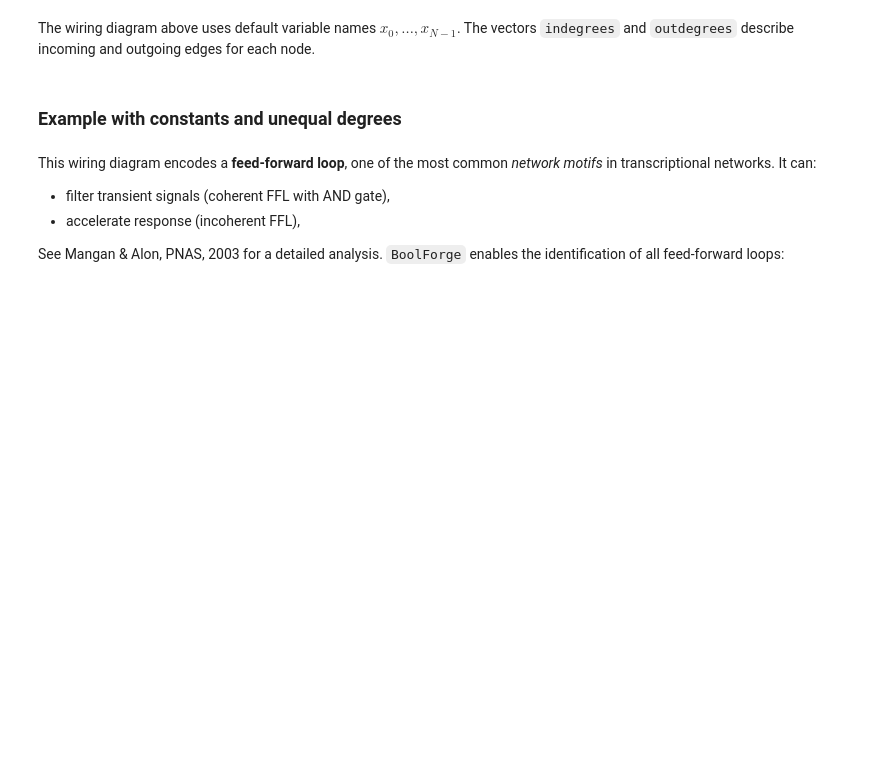
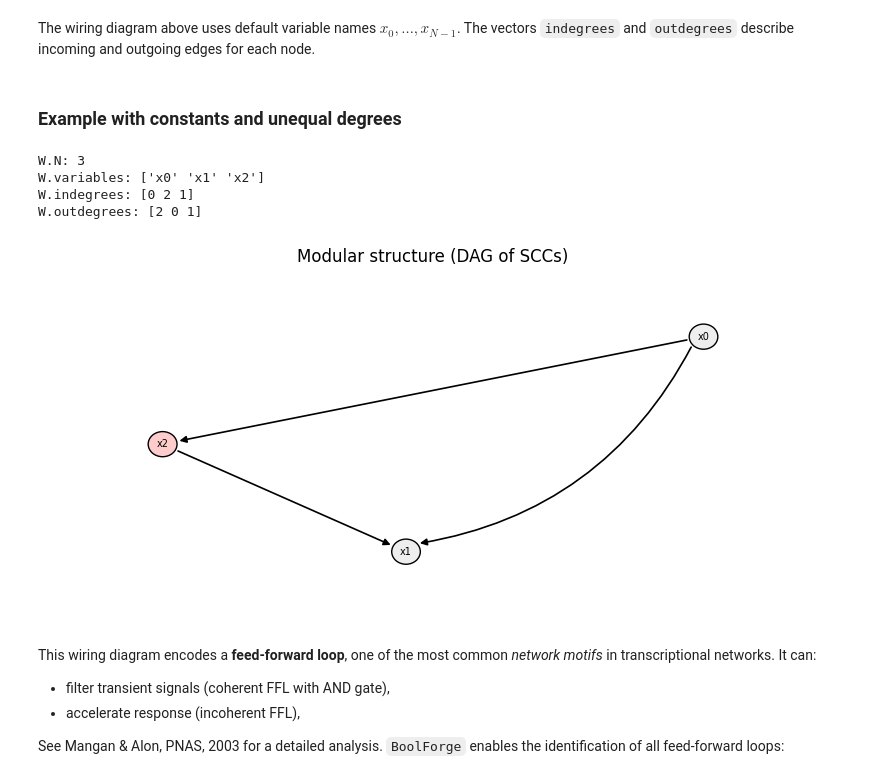
Before and after one commit to ckadelka/BoolForge, a Jupyter notebook: tutorials/tutorial06_boolean_networks.ipynb, the cells around one changed output. Cells and saved outputs as stored; diff of their text form; code cells hidden in the pictures; blank space fills up the shorter version.

```diff
--- a/tutorials/tutorial06_boolean_networks.ipynb
+++ b/tutorials/tutorial06_boolean_networks.ipynb
@@ -84,24 +84,24 @@ for each node.
 # %%
 I = [
     [],
     [0, 2],
     [0],
 ]
 
 W = boolforge.WiringDiagram(I=I)
 
 print("W.N:", W.N)
 print("W.variables:", W.variables)
 print("W.indegrees:", W.indegrees)
 print("W.outdegrees:", W.outdegrees)
-print("W.N_constants:", W.N_constants)
-print("W.N_variables:", W.N_variables)
 
-DiGraph = W.to_DiGraph()
-plt.figure()
-nx.draw_networkx(DiGraph, with_labels=True, arrows=True)
-plt.axis("off")
-plt.show()
+W.plot();
+# %% [output]
+W.N: 3
+W.variables: ['x0' 'x1' 'x2']
+W.indegrees: [0 2 1]
+W.outdegrees: [2 0 1]
+[figure, added]
 # %% [markdown]
 This wiring diagram encodes a **feed-forward loop**, one of the most common *network motifs* in
 transcriptional networks. It can:
```
Also changed, not shown: parts of 23 cells of this notebook, 14 other files.
